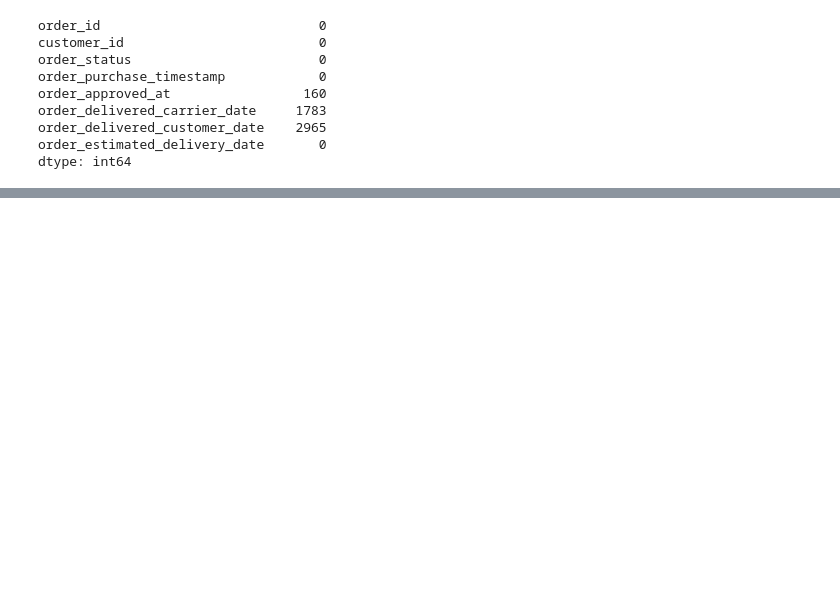
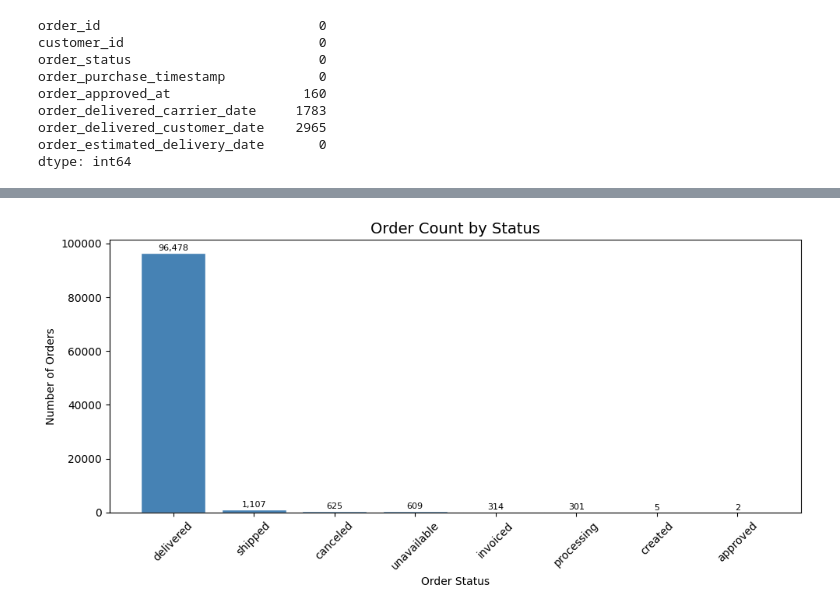
Before and after one commit to arihes/olist-ecommerce-analysis, a Jupyter notebook: notebooks/01_exploracao_inicial.ipynb, the cells around one changed output, grey strips where cells are left out. Saved outputs shown, nothing was run; the diff lists cells and outputs as text; code cells hidden in the pictures; blank space fills up the shorter version.

```diff
--- a/notebooks/01_exploracao_inicial.ipynb
+++ b/notebooks/01_exploracao_inicial.ipynb
@@ -67,0 +157,26 @@ dtype: int64
+# %%
+import matplotlib.pyplot as plt
+
+# Bar chart: order count by status
+# Gráfico de barras: quantidade de pedidos por status
+status_counts = orders['order_status'].value_counts()
+
+plt.figure(figsize=(10,5))
+bars = plt.bar(status_counts.index, status_counts.values, color='steelblue', edgecolor='white')
+plt.title('Order Count by Status', fontsize=14)
+plt.xlabel('Order Status')
+plt.ylabel('Number of Orders')
+plt.xticks(rotation=45)
+
+# Adding labels on top of each bar
+# Adicionando rótulos no topo de cada barra
+for bar in bars:
+    height = bar.get_height()
+    plt.text(bar.get_x() + bar.get_width() / 2, height + 200, f'{int(height):,}', ha='center', va='bottom', fontsize=8)
+
+
+plt.tight_layout()
+plt.savefig('../dashboards/screenshots/order_status.png')
+plt.show()
+# %% [output]
+[figure, added]
```
Also changed, not shown: parts of 16 cells of this notebook, 1 other file.
